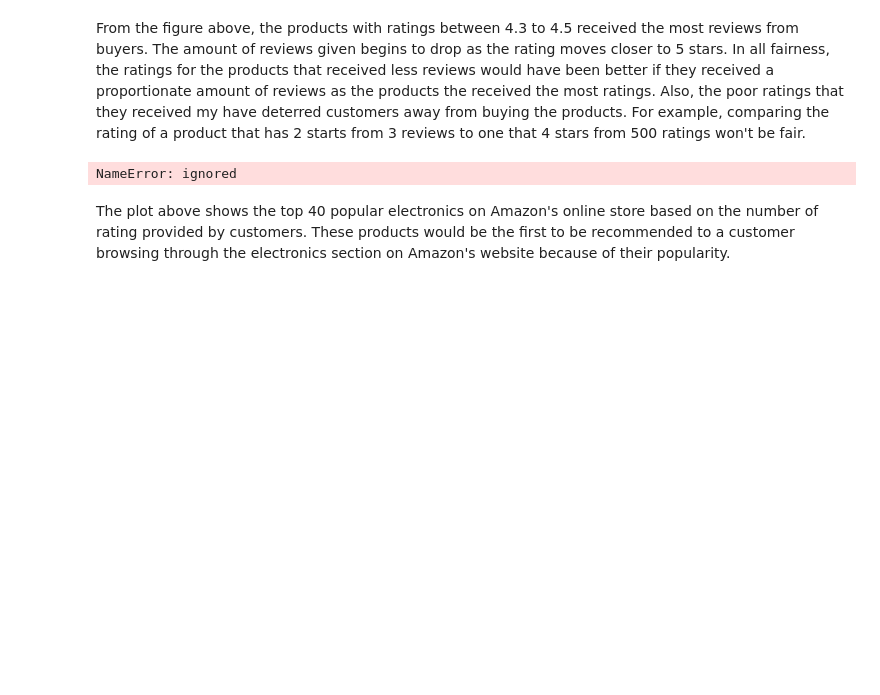
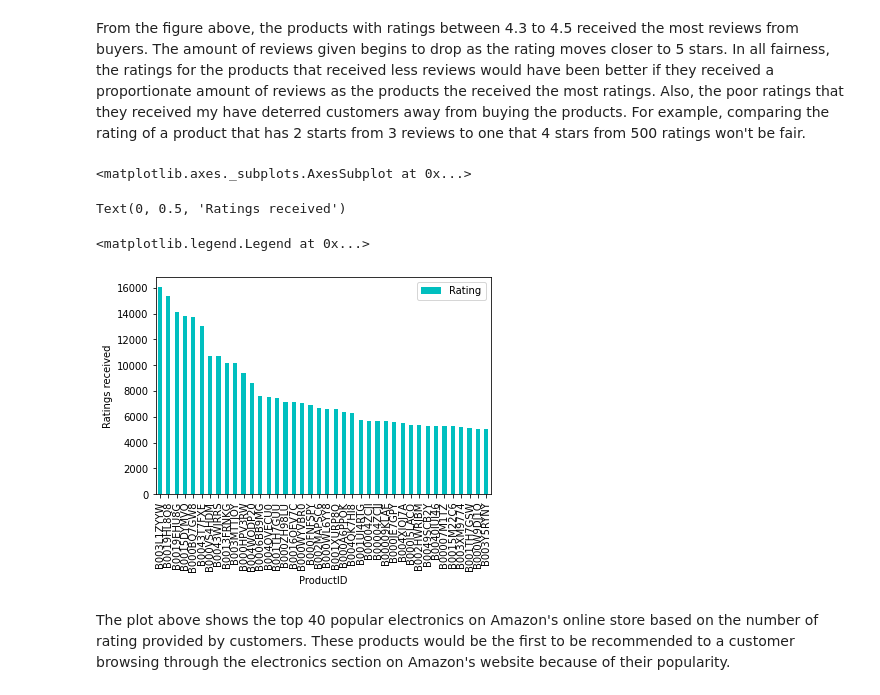
Before and after one commit to Blaisekhan/Capstone-Project---Recommender-Systems, a Jupyter notebook: Capstone_codes_copy.ipynb, the cells around one changed output. Saved outputs shown, nothing was run; the diff lists cells and outputs as text; code cells hidden in the pictures; blank space fills up the shorter version.

```diff
--- a/Capstone_codes_copy.ipynb
+++ b/Capstone_codes_copy.ipynb
@@ -365,11 +378,15 @@ In all fairness, the ratings for the products that received less reviews would h
 # %%
 #Popular products based on total number of ratings provided by customers
 
 pop_pdts = pd.DataFrame(most_rates.groupby('ProductID')['Rating'].count())
 most_pop = pop_pdts.sort_values('Rating', ascending = False)
-most_pop.head(40).plot(kind='barh')
+most_pop.head(40).plot(kind='bar', color='c')
+plt.ylabel('Ratings received')
 # %% [output]
-NameError: ignored
+<matplotlib.axes._subplots.AxesSubplot at 0x...>
+Text(0, 0.5, 'Ratings received')
+<matplotlib.legend.Legend at 0x...>
+[figure, added]
 # %% [markdown]
 The plot above shows the top 40 popular electronics on Amazon's online store based on the number of rating provided by customers. These products would be the first to be recommended to a customer browsing through the electronics section on Amazon's website because of their popularity.
 # %% [markdown]
```
Also changed, not shown: parts of 8 cells of this notebook.
